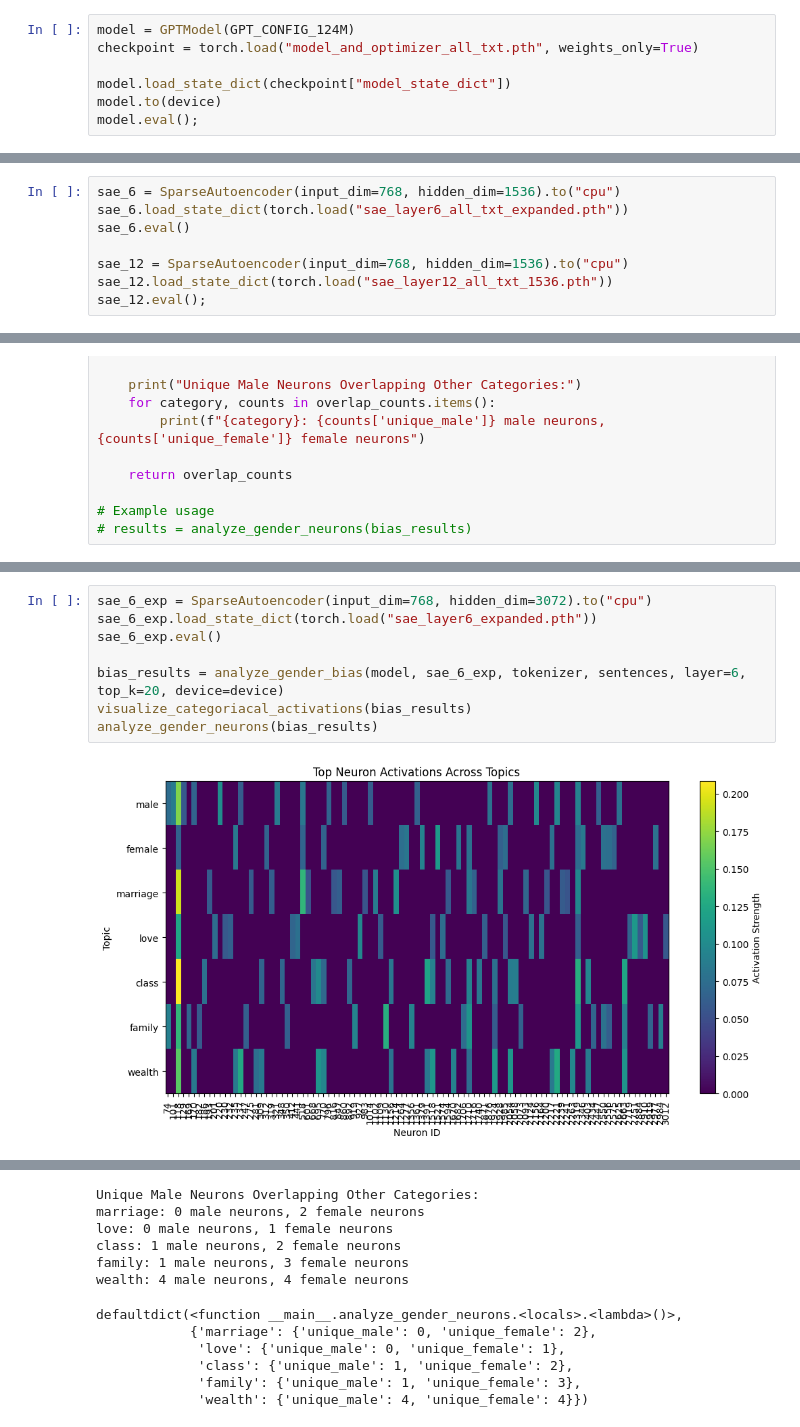
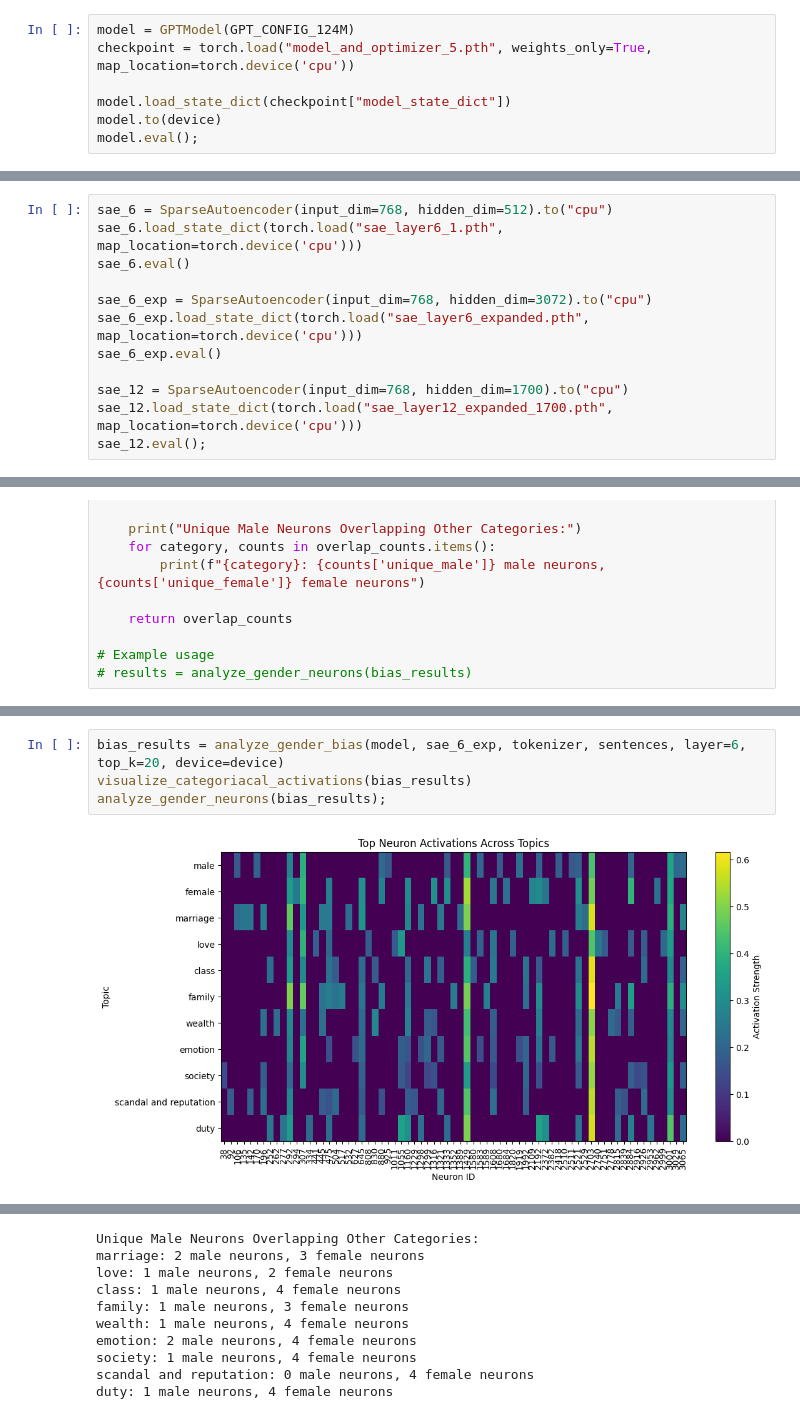
Before and after one commit to iug-htw/GPTAndPrejudice, a Jupyter notebook: neuron_activations_overlap.ipynb, the cells around one changed output, grey strips where cells are left out. Drawn from its saved outputs; the diff is of its cells as text.

```diff
--- a/neuron_activations_overlap.ipynb
+++ b/neuron_activations_overlap.ipynb
@@ -28,7 +29,7 @@ GPT_CONFIG_124M = {
 }
 # %%
 model = GPTModel(GPT_CONFIG_124M)
-checkpoint = torch.load("model_and_optimizer_all_txt.pth", weights_only=True)
+checkpoint = torch.load("model_and_optimizer_5.pth", weights_only=True, map_location=torch.device('cpu'))
 
 model.load_state_dict(checkpoint["model_state_dict"])
 model.to(device)
@@ -36,12 +37,16 @@ model.eval();
 # %%
 tokenizer = tiktoken.get_encoding("gpt2")
 # %%
-sae_6 = SparseAutoencoder(input_dim=768, hidden_dim=1536).to("cpu")
-sae_6.load_state_dict(torch.load("sae_layer6_all_txt_expanded.pth"))
+sae_6 = SparseAutoencoder(input_dim=768, hidden_dim=512).to("cpu")
+sae_6.load_state_dict(torch.load("sae_layer6_1.pth", map_location=torch.device('cpu')))
 sae_6.eval()
 
-sae_12 = SparseAutoencoder(input_dim=768, hidden_dim=1536).to("cpu")
-sae_12.load_state_dict(torch.load("sae_layer12_all_txt_1536.pth"))
+sae_6_exp = SparseAutoencoder(input_dim=768, hidden_dim=3072).to("cpu")
+sae_6_exp.load_state_dict(torch.load("sae_layer6_expanded.pth", map_location=torch.device('cpu')))
+sae_6_exp.eval()
+
+sae_12 = SparseAutoencoder(input_dim=768, hidden_dim=1700).to("cpu")
+sae_12.load_state_dict(torch.load("sae_layer12_expanded_1700.pth", map_location=torch.device('cpu')))
 sae_12.eval();
 # %%
 import torch
@@ -323,10 +217,6 @@ defaultdict(<function __main__.analyze_gender_neurons.<locals>.<lambda>()>,
 # %%
-sae_6_exp = SparseAutoencoder(input_dim=768, hidden_dim=3072).to("cpu")
-sae_6_exp.load_state_dict(torch.load("sae_layer6_expanded.pth"))
-sae_6_exp.eval()
-
 bias_results = analyze_gender_bias(model, sae_6_exp, tokenizer, sentences, layer=6, top_k=20, device=device)
 visualize_categoriacal_activations(bias_results)
-analyze_gender_neurons(bias_results)
+analyze_gender_neurons(bias_results);
 # %% [output]
-[figure, old version]
+[figure, new version]
@@ -334,12 +224,10 @@ analyze_gender_neurons(bias_results)
 Unique Male Neurons Overlapping Other Categories:
-marriage: 0 male neurons, 2 female neurons
-love: 0 male neurons, 1 female neurons
-class: 1 male neurons, 2 female neurons
+marriage: 2 male neurons, 3 female neurons
+love: 1 male neurons, 2 female neurons
+class: 1 male neurons, 4 female neurons
 family: 1 male neurons, 3 female neurons
-wealth: 4 male neurons, 4 female neurons
+wealth: 1 male neurons, 4 female neurons
+emotion: 2 male neurons, 4 female neurons
+society: 1 male neurons, 4 female neurons
+scandal and reputation: 0 male neurons, 4 female neurons
+duty: 1 male neurons, 4 female neurons
-defaultdict(<function __main__.analyze_gender_neurons.<locals>.<lambda>()>,
-            {'marriage': {'unique_male': 0, 'unique_female': 2},
-             'love': {'unique_male': 0, 'unique_female': 1},
-             'class': {'unique_male': 1, 'unique_female': 2},
-             'family': {'unique_male': 1, 'unique_female': 3},
-             'wealth': {'unique_male': 4, 'unique_female': 4}})
```
Also changed, not shown: parts of 6 cells of this notebook, 3 other files.
